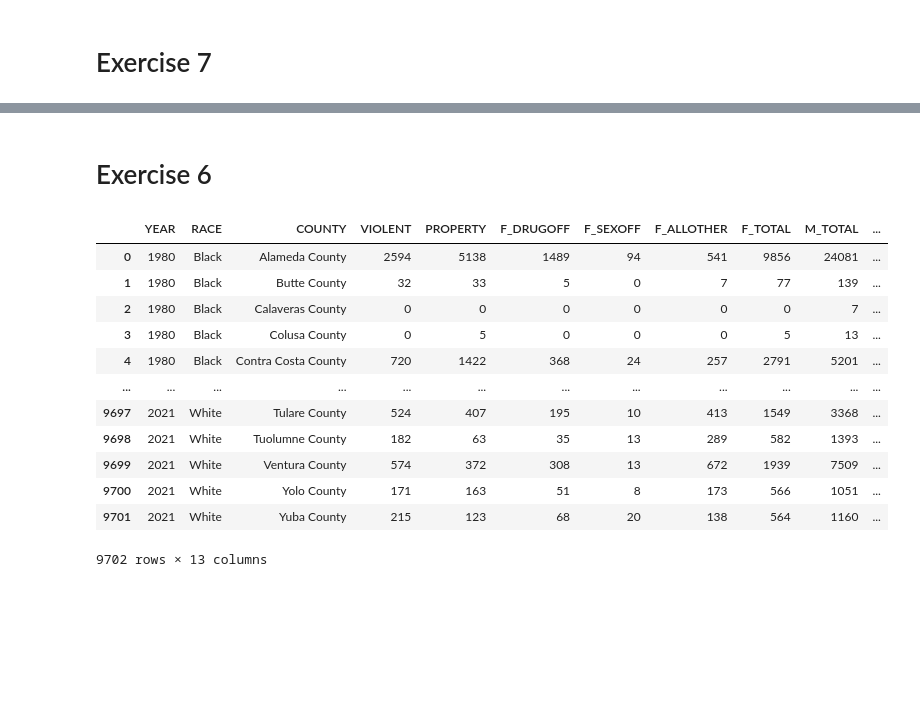
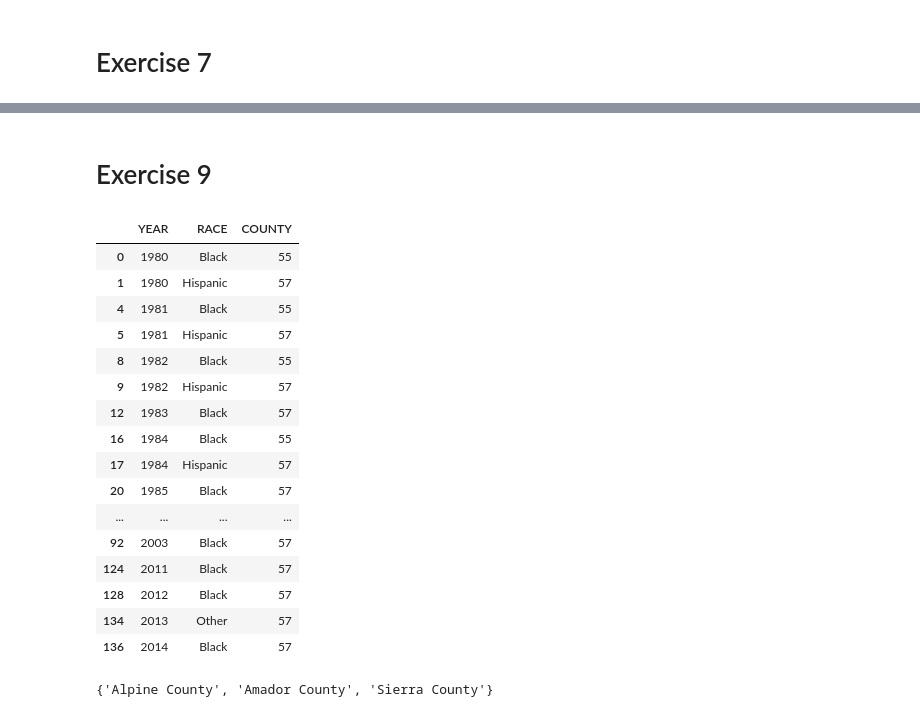
Before and after one commit to xianchiz/IDS_720_Groupby, a Jupyter notebook: exercise_groupby.ipynb, the cells around one changed output, grey strips where cells are left out. Cells and saved outputs as stored; diff of their text form; code cells hidden in the pictures; blank space fills up the shorter version.

```diff
--- a/exercise_groupby.ipynb
+++ b/exercise_groupby.ipynb
@@ -64,0 +174,4 @@ ex5_collapsed_vars = ["AGE_GROUP", "GENDER"]
+# %%
+county_year_race.loc[county_year_race['drug_share'].isna(), 'drug_share'] = 0
+county_year_race.loc[county_year_race['drug_share'].isna()]
+assert (len(check_shares['drug_share'].to_numpy()) - 6) == np.sum(check_shares['drug_share'].to_numpy())
@@ -65,22 +185,29 @@ ex5_collapsed_vars = ["AGE_GROUP", "GENDER"]
 # %% [markdown]
-# Exercise 6
+# Exercise 9
-# %%
-violent_year = ex4_num_rows.groupby(['COUNTY', 'YEAR'])['VIOLENT'].transform('sum')
-drug_year = ex4_num_rows.groupby(['COUNTY', 'YEAR'])['F_DRUGOFF'].transform('sum')
-ex4_num_rows['total_violent_by_race'] = violent_year
-ex4_num_rows['total_drug_by_race'] = drug_year
-ex4_num_rows
-# %% [output]
-|  | YEAR | RACE | COUNTY | VIOLENT | PROPERTY | F_DRUGOFF | F_SEXOFF | F_ALLOTHER | F_TOTAL | M_TOTAL | ... |
-| 0 | 1980 | Black | Alameda County | 2594 | 5138 | 1489 | 94 | 541 | 9856 | 24081 | ... |
-| 1 | 1980 | Black | Butte County | 32 | 33 | 5 | 0 | 7 | 77 | 139 | ... |
-| 2 | 1980 | Black | Calaveras County | 0 | 0 | 0 | 0 | 0 | 0 | 7 | ... |
-| 3 | 1980 | Black | Colusa County | 0 | 5 | 0 | 0 | 0 | 5 | 13 | ... |
-| 4 | 1980 | Black | Contra Costa County | 720 | 1422 | 368 | 24 | 257 | 2791 | 5201 | ... |
-| ... | ... | ... | ... | ... | ... | ... | ... | ... | ... | ... | ... |
-| 9697 | 2021 | White | Tulare County | 524 | 407 | 195 | 10 | 413 | 1549 | 3368 | ... |
-| 9698 | 2021 | White | Tuolumne County | 182 | 63 | 35 | 13 | 289 | 582 | 1393 | ... |
-| 9699 | 2021 | White | Ventura County | 574 | 372 | 308 | 13 | 672 | 1939 | 7509 | ... |
-| 9700 | 2021 | White | Yolo County | 171 | 163 | 51 | 8 | 173 | 566 | 1051 | ... |
-| 9701 | 2021 | White | Yuba County | 215 | 123 | 68 | 20 | 138 | 564 | 1160 | ... |
-9702 rows × 13 columns
+# %%
+counties_yearrace = county_year_race.groupby(['YEAR', 'RACE'], as_index=False)['COUNTY'].count()
+counties_yearrace[counties_yearrace['COUNTY'] != 58]
+# %% [output]
+|  | YEAR | RACE | COUNTY |
+| 0 | 1980 | Black | 55 |
+| 1 | 1980 | Hispanic | 57 |
+| 4 | 1981 | Black | 55 |
+| 5 | 1981 | Hispanic | 57 |
+| 8 | 1982 | Black | 55 |
+| 9 | 1982 | Hispanic | 57 |
+| 12 | 1983 | Black | 57 |
+| 16 | 1984 | Black | 55 |
+| 17 | 1984 | Hispanic | 57 |
+| 20 | 1985 | Black | 57 |
+| ... | ... | ... | ... |
+| 92 | 2003 | Black | 57 |
+| 124 | 2011 | Black | 57 |
+| 128 | 2012 | Black | 57 |
+| 134 | 2013 | Other | 57 |
+| 136 | 2014 | Black | 57 |
+# %%
+a = set(county_year_race[(county_year_race['RACE'] == 'Black') & (county_year_race['YEAR'] == 1980)]['COUNTY'])
+b = set(county_year_race[(county_year_race['RACE'] == 'White') & (county_year_race['YEAR'] == 1980)]['COUNTY'])
+b.difference(a)
+# %% [output]
+{'Alpine County', 'Amador County', 'Sierra County'}
```
Also changed, not shown: parts of 25 cells of this notebook.
